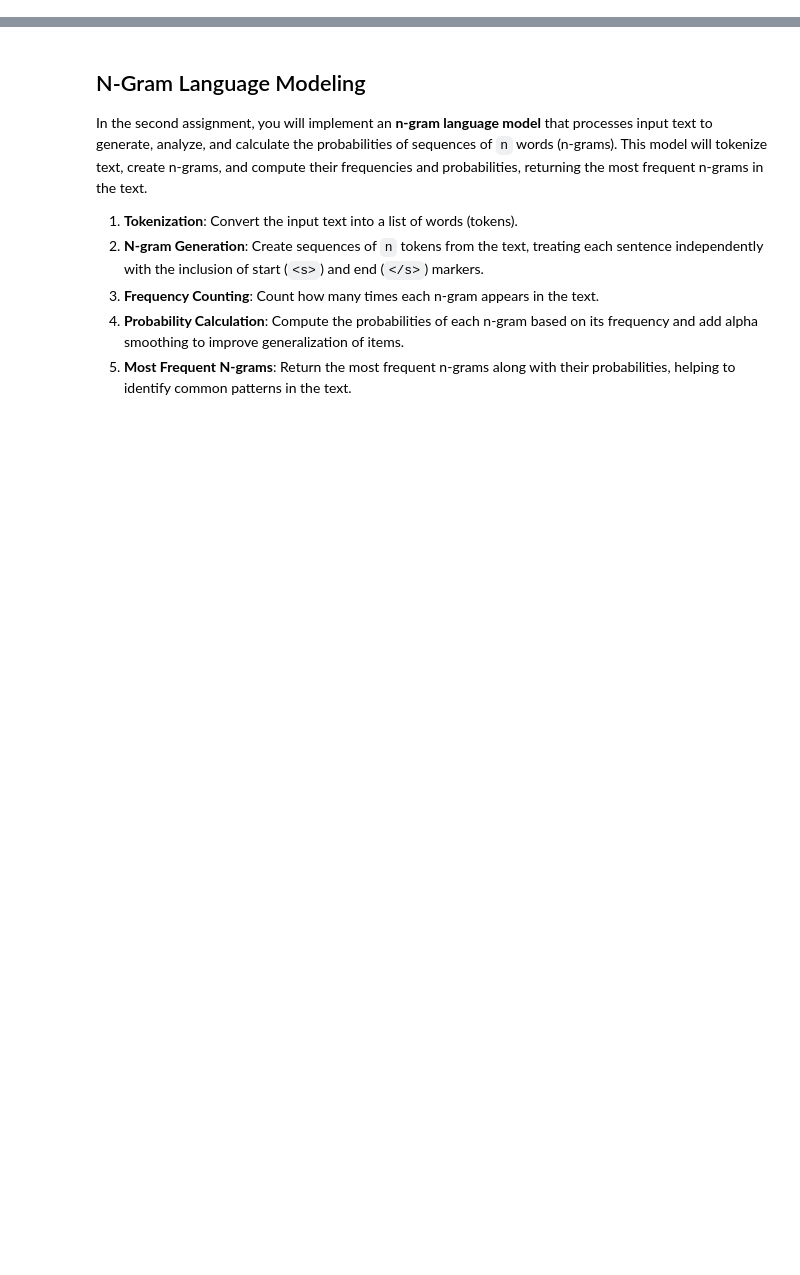
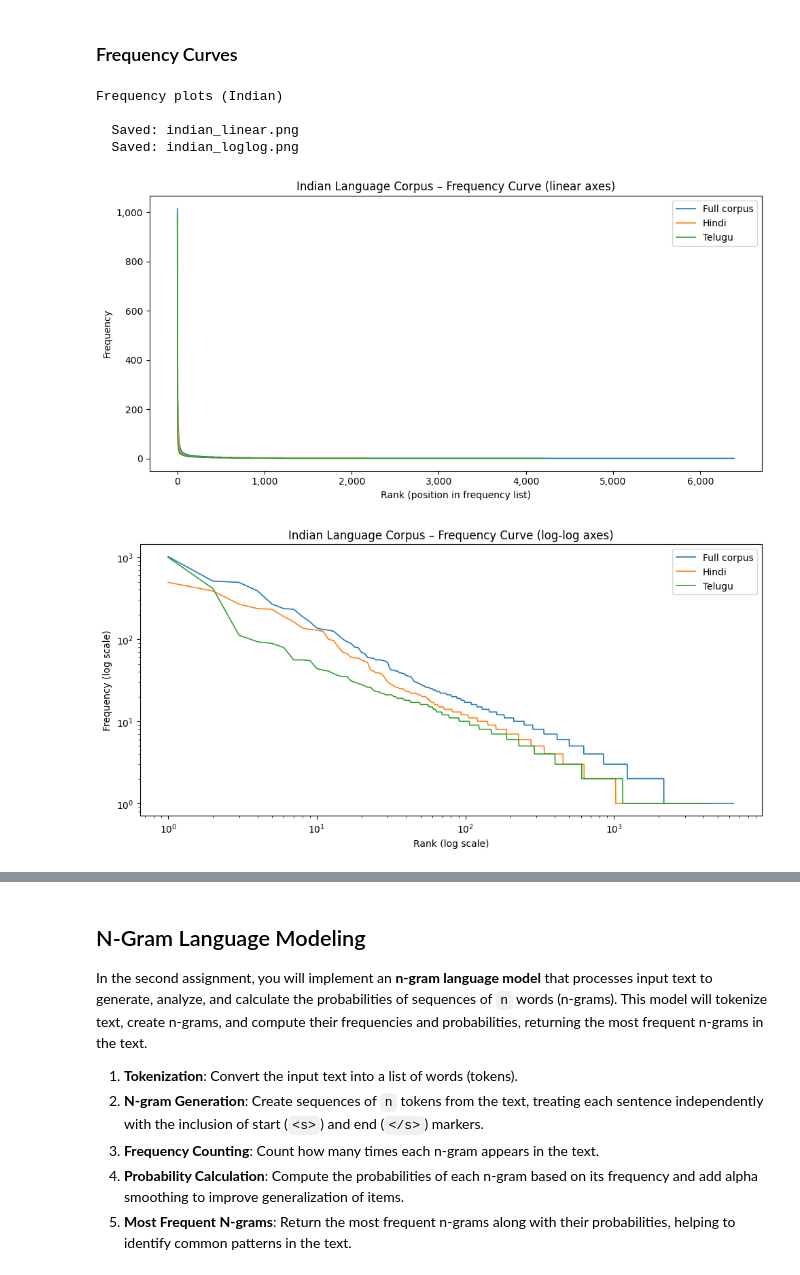
Before and after one commit to simux0072/Natural-Language-Processing, a Jupyter notebook: NLP_2026_A2/NLP_2026_A2.ipynb, the cells around one changed output, grey strips where cells are left out. Cells and saved outputs as stored; diff of their text form; code cells hidden in the pictures; blank space fills up the shorter version.

```diff
--- a/NLP_2026_A2/NLP_2026_A2.ipynb
+++ b/NLP_2026_A2/NLP_2026_A2.ipynb
@@ -0,0 +278,19 @@
+# %%
+print("POS Tagging (Indian corpus)")
+
+indian_pos_all = top_pos_tags(all_indian_sents)
+print_pos_tags(indian_pos_all, "Indian – full corpus")
+
+for lang, sents in indian_data.items():
+    pos_tags = top_pos_tags(sents)
+    print_pos_tags(pos_tags, f"Indian – {lang}")
+
+print("\nPOS tags in the Indian corpus:")
+for lang, fid in INDIAN_FILES.items():
+    tagged_words = indian.tagged_words(fid)
+    native_tag_counts = collections.Counter(tag for _, tag in tagged_words)
+    print(f"\nTop 10 native tags – {lang}")
+    print(f"{'Rank':>5}  {'Tag':<20} {'Count':>10}")
+    print(f"{'-'*5}  {'-'*20} {'-'*10}")
+    for rank, (tag, count) in enumerate(native_tag_counts.most_common(10), start=1):
+        print(f"{rank:>5}  {tag:<20} {count:>10,}")
@@ -1,3 +315,24 @@
+# %% [markdown]
+### Frequency Curves
+# %%
+print("Frequency plots (Indian)")
+
+indian_plot_data = {"Full corpus": indian_stats_all["freq_dist"]}
+for lang in INDIAN_FILES:
+    indian_plot_data[lang] = indian_stats_lang[lang]["freq_dist"]
+
+plot_frequency_curves(
+    datasets=indian_plot_data,
+    title_prefix="Indian Language Corpus",
+    filename_prefix="indian",
+)
+# %% [output]
+Frequency plots (Indian)
+
+  Saved: indian_linear.png
+  Saved: indian_loglog.png
+[figure, added]
+[figure, added]
 # %%
 import os
 import numpy as np
```
Also changed, not shown: parts of 16 cells of this notebook.
